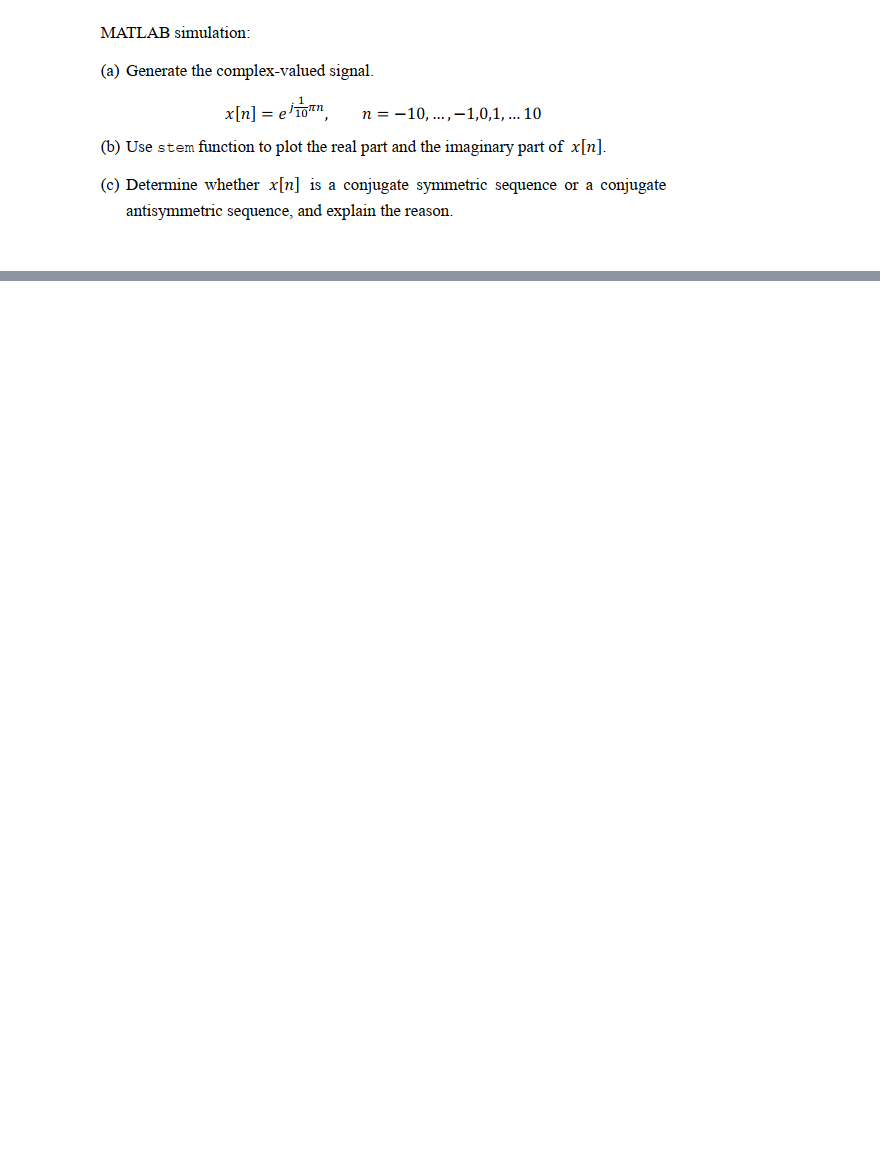
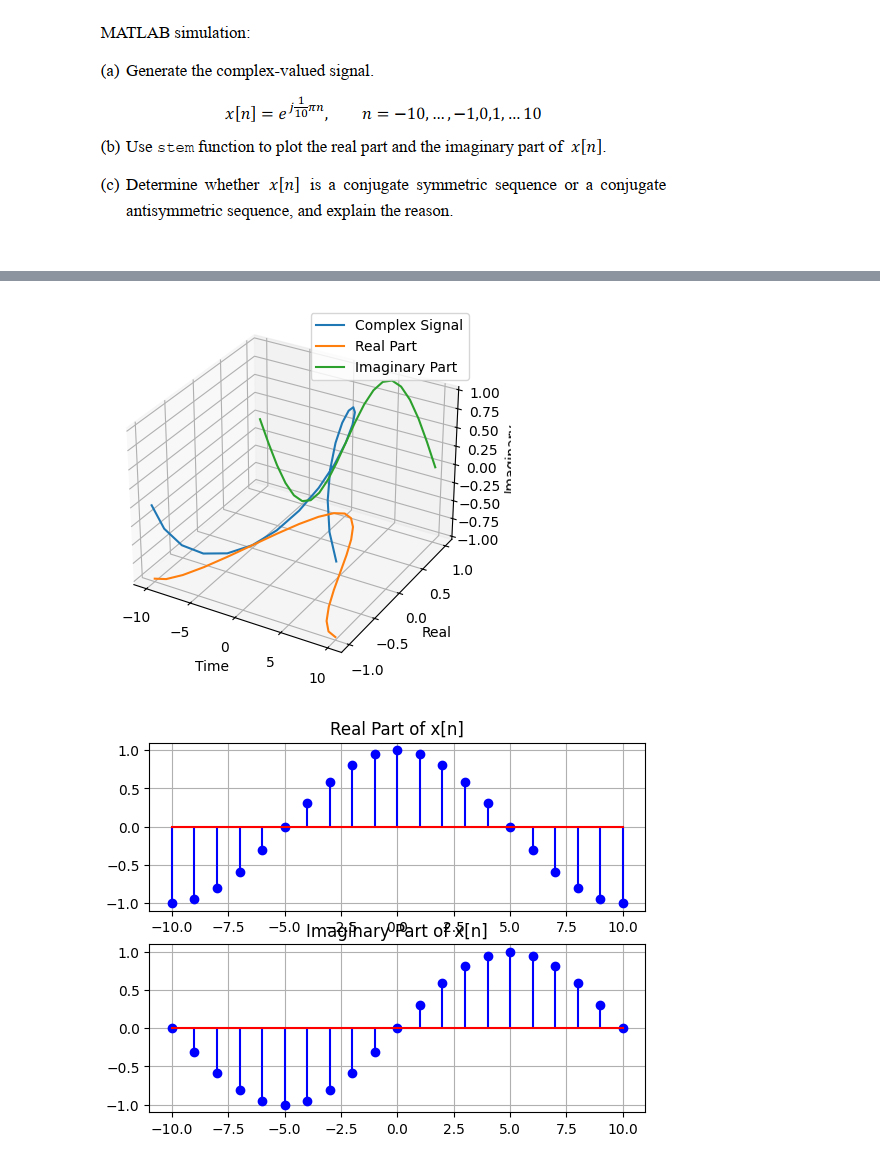
Before and after one commit to zharfanw/zhongshan_dsp_python, a Jupyter notebook: 1_DiscreteTimeSignals.ipynb, the cells around one changed output, grey strips where cells are left out. Drawn from its saved outputs; the diff is of its cells as text; code cells hidden in the pictures; blank space fills up the shorter version.

```diff
--- a/1_DiscreteTimeSignals.ipynb
+++ b/1_DiscreteTimeSignals.ipynb
@@ -102,32 +110,35 @@ SyntaxError: invalid syntax (<ipython-input-4-c7dc63ad774b>, line 4)
 # %%
 # Problem 3
 n4 = np.arange(-10, 11)
 s = np.exp(1j * (1 / 10) * np.pi * n4)
 Res = np.real(s)
 Ims = np.imag(s)
 
 # 3D Plot
 fig = plt.figure()
 ax = fig.add_subplot(111, projection='3d')
 ax.plot(n4, Res, Ims, label="Complex Signal")
 ax.plot(n4, Res, np.zeros_like(Res)-1, label="Real Part")
 ax.plot(n4, np.zeros_like(Ims)+1, Ims, label="Imaginary Part")
 ax.set_xlabel("Time")
 ax.set_ylabel("Real")
 ax.set_zlabel("Imaginary")
 ax.legend()
 plt.grid(True)
 plt.show()
 
 # Separate Real and Imaginary Parts
 plt.figure()
 plt.subplot(2, 1, 1)
-plt.stem(n4, Res, linefmt="b-", markerfmt="bo", basefmt="r-", use_line_collection=True)
+plt.stem(n4, Res, linefmt="b-", markerfmt="bo", basefmt="r-")
 plt.title("Real Part of x[n]")
 plt.grid(True)
 
 plt.subplot(2, 1, 2)
-plt.stem(n4, Ims, linefmt="b-", markerfmt="bo", basefmt="r-", use_line_collection=True)
+plt.stem(n4, Ims, linefmt="b-", markerfmt="bo", basefmt="r-")
 plt.title("Imaginary Part of x[n]")
 plt.grid(True)
 plt.show()
+# %% [output]
+[figure, added]
+[figure, added]
```
Also changed, not shown: parts of 5 cells of this notebook.
